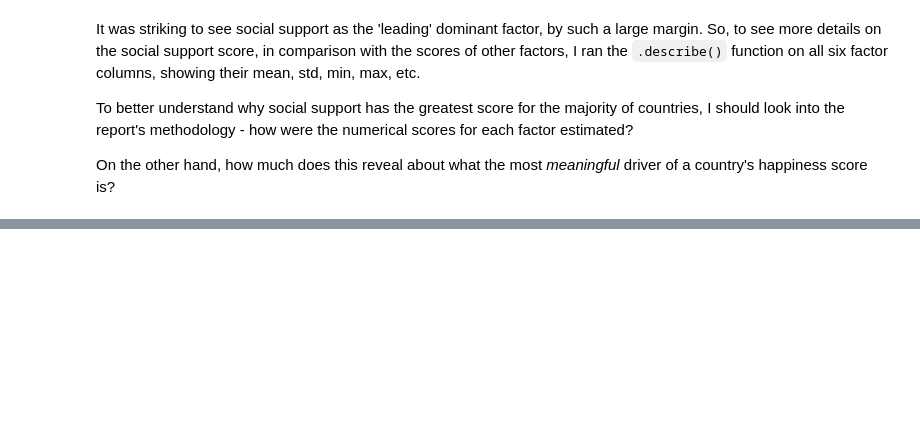
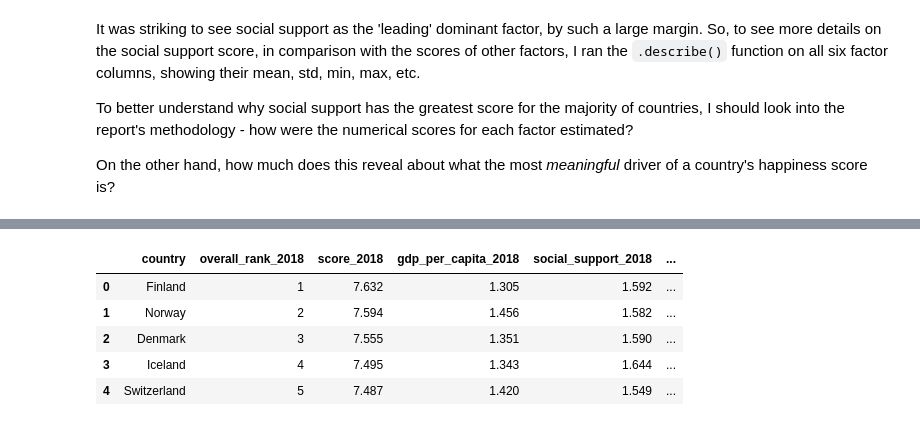
Before and after one commit to kelpppp/world-happiness-practice, a Jupyter notebook: notebook.ipynb, the cells around one changed output, grey strips where cells are left out. Drawn from its saved outputs; the diff is of its cells as text; code cells hidden in the pictures; blank space fills up the shorter version.

```diff
--- a/notebook.ipynb
+++ b/notebook.ipynb
@@ -511,0 +550,20 @@ On the other hand, how much does this reveal about what the most *meaningful* dr
+# %%
+# first drop 'dominant_factor' column, as it was not calculated for the 2018 data
+df_2019_to_merge = df_2019.drop(columns='dominant_factor')
+
+# merge the two dataframes on the 'country' column
+# add the suffix '_2018' or '_2019' to columns with the same names in both dataframes
+df_merged = pd.merge(df_2018, df_2019_to_merge, how='inner', on='country', suffixes=['_2018', '_2019'])
+
+# this returns a list (new_columns) that moves the 'country' column to the front
+new_columns = ['country'] + [col for col in df_merged.columns if col != 'country']
+df_merged = df_merged[new_columns]
+
+df_merged.head()
+# %% [output]
+|  | country | overall_rank_2018 | score_2018 | gdp_per_capita_2018 | social_support_2018 | ... |
+| 0 | Finland | 1 | 7.632 | 1.305 | 1.592 | ... |
+| 1 | Norway | 2 | 7.594 | 1.456 | 1.582 | ... |
+| 2 | Denmark | 3 | 7.555 | 1.351 | 1.590 | ... |
+| 3 | Iceland | 4 | 7.495 | 1.343 | 1.644 | ... |
+| 4 | Switzerland | 5 | 7.487 | 1.420 | 1.549 | ... |
```
Also changed, not shown: parts of 23 cells of this notebook.
